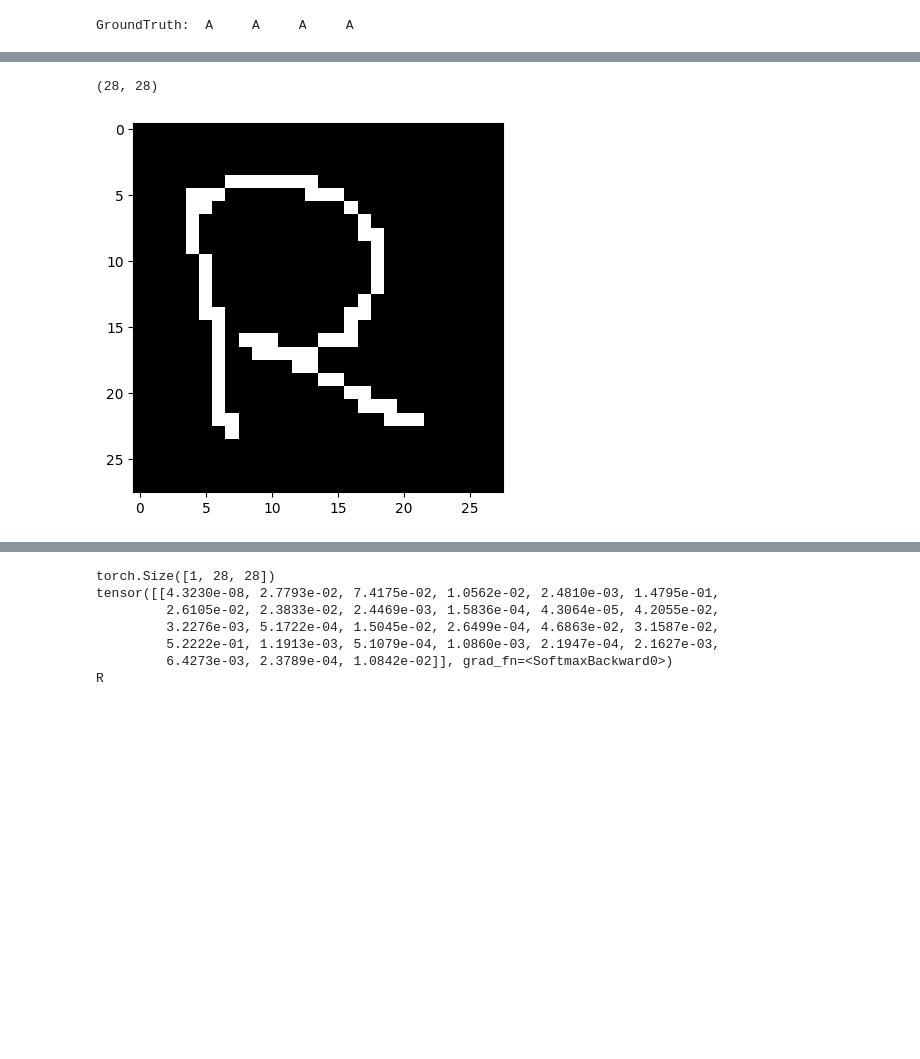
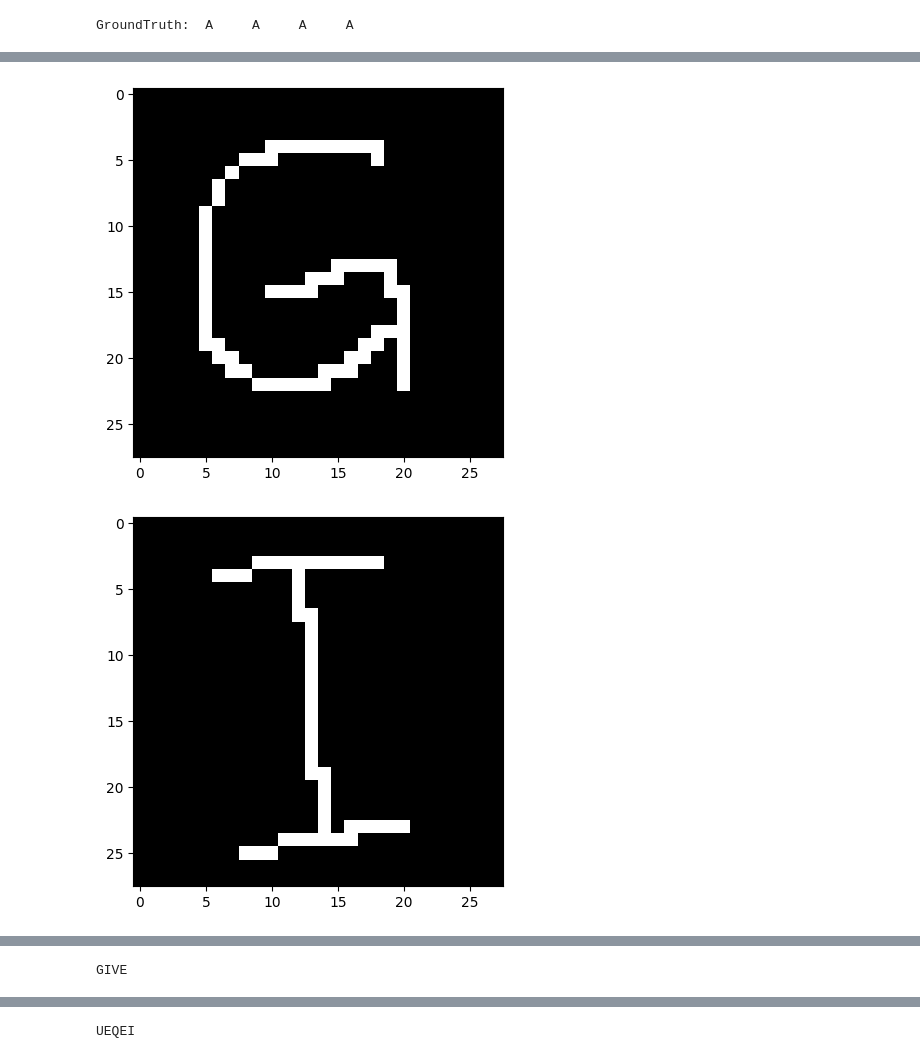
Before and after one commit to gudrunisabella777/Hack-Reykjavik-2023, a Jupyter notebook: torch.ipynb, the cells around one changed output, grey strips where cells are left out. Cells and saved outputs as stored; diff of their text form; code cells hidden in the pictures; blank space fills up the shorter version.

Commit message:
add function to let the image classification model to read a list of image of letters to form a word

```diff
--- a/torch.ipynb
+++ b/torch.ipynb
@@ -238,23 +238,35 @@ Accuracy for class: z     is 25.8 %
 # %%
 from PIL import Image
 import torchvision.transforms.functional as TF
 
-image = Image.open("examples/demo/bigR.png")
-image = image.convert("1")
-x = TF.to_tensor(image).squeeze()
-x = x.numpy()
-print(x.shape)
-x = np.fliplr(x)
-x = np.rot90(x)
+L = ['bigG', 'bigI','bigV','bigE']
+M = ['bigH', 'bigE','bigA','bigR','bigT']
 
-x = torch.from_numpy(x.copy())
-imshow(x)
-x = x.unsqueeze(0)
-print(x.shape)
 
-output = net(x.unsqueeze(0))
-output = torch.softmax(output, 1)
-print(output)
-output = torch.argmax(output)
-print(f'{classes[output]:5s}')
+def read_from_image(L):
+    word = ""
+    for i in range(len(L)):
+        image = Image.open("examples/demo/"+str(L[i])+".png")
+        image = image.convert("1")
+        x = TF.to_tensor(image).squeeze()
+        x = x.numpy()
+        #print(x.shape)
+        x = np.fliplr(x)
+        x = np.rot90(x)
+        x = torch.from_numpy(x.copy())
+        imshow(x)
+        x = x.unsqueeze(0)
+        #print(x.shape)
+        output = net(x.unsqueeze(0))
+        output = torch.softmax(output, 1)
+        #print(output)
+        output = torch.argmax(output)
+        #print(f'{classes[output]:5s}')
+        word+=classes[output]
+    return word
+
+print(read_from_image(L))
+print(read_from_image(M))
 # %% [output]
+[figure, new version]
+[figure, added]
@@ -261,2 +275 @@ print(f'{classes[output]:5s}')
-(28, 28)
+GIVE
-[figure, old version]
@@ -263,7 +281 @@ print(f'{classes[output]:5s}')
-torch.Size([1, 28, 28])
-tensor([[4.3230e-08, 2.7793e-02, 7.4175e-02, 1.0562e-02, 2.4810e-03, 1.4795e-01,
-         2.6105e-02, 2.3833e-02, 2.4469e-03, 1.5836e-04, 4.3064e-05, 4.2055e-02,
-         3.2276e-03, 5.1722e-04, 1.5045e-02, 2.6499e-04, 4.6863e-02, 3.1587e-02,
-         5.2222e-01, 1.1913e-03, 5.1079e-04, 1.0860e-03, 2.1947e-04, 2.1627e-03,
-         6.4273e-03, 2.3789e-04, 1.0842e-02]], grad_fn=<SoftmaxBackward0>)
-R
+UEQEI
```
Also changed, not shown: parts of 9 cells of this notebook.
